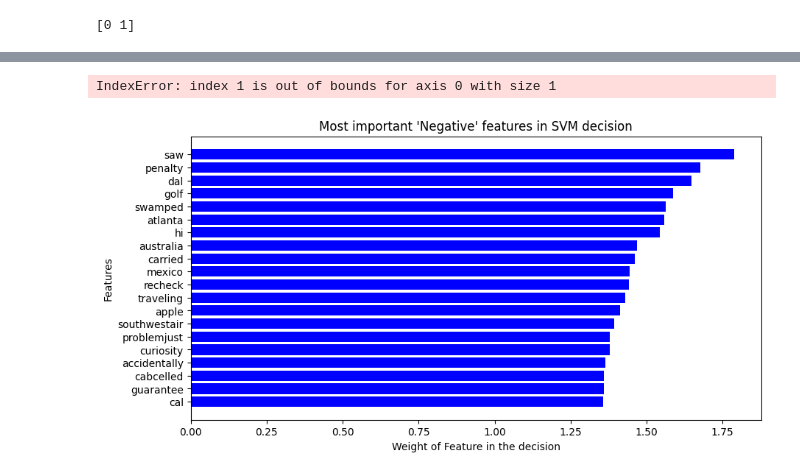
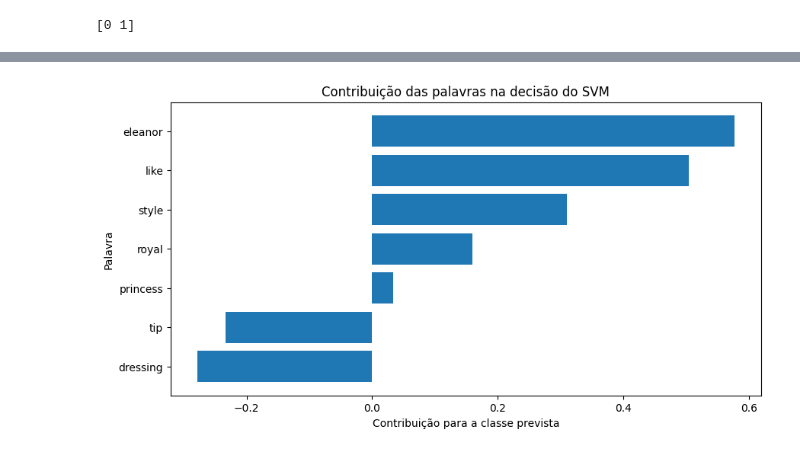
Before and after one commit to LuirysN/SVM-x-LSTM-com-dados-desbalanceados, a Jupyter notebook: dataset fakeNewsNet/svm/1- svm_imbalanced.ipynb, the cells around one changed output, grey strips where cells are left out. Saved outputs shown, nothing was run; the diff lists cells and outputs as text; code cells hidden in the pictures.

Commit message:
rodando os 3 svm com a base FakeNewsNet. Ajustado o attention viz para rodar ok.

```diff
--- a/dataset fakeNewsNet/svm/1- svm_imbalanced.ipynb
+++ b/dataset fakeNewsNet/svm/1- svm_imbalanced.ipynb
@@ -421,24 +440,24 @@ IndexError: index 1 is out of bounds for axis 0 with size 1
-# %%
-# Assumindo que 'pipeline' é o pipeline do SVM
-pesos = pipeline.named_steps['clf'].coef_[1]  # Obter os pesos do SVM
-
-# Obter os nomes das features
-nomes_das_features = pipeline.named_steps['vect'].get_feature_names_out()
-
-# Criar um DataFrame para visualizar os pesos
-importancias_das_features = pd.DataFrame({'Feature': nomes_das_features, 'Weight': pesos})
-importancias_das_features = importancias_das_features.sort_values(by='Weight', ascending=False)
-
-print(importancias_das_features.head(20))  # Exibir as 20 features mais importantes
-# %% [output]
-IndexError: index 1 is out of bounds for axis 0 with size 1
+# %%
+# Vetorizar o texto
+x_texto = vect.transform([sample_text]).toarray()[0]
+
+# Contribuição local (x_i * w_i)
+importancias = pd.DataFrame({
+    'Feature': vect.get_feature_names_out(),
+    'Weight': pesos,
+    'Contribution': x_texto * pesos
+})
+
+# Apenas palavras presentes
+importancias_exemplo = importancias[importancias['Contribution'] != 0] \
+    .sort_values(by='Contribution', ascending=False)
 # %%
-plt.figure(figsize=(10, 5))
-plt.barh(importancias_das_features['Feature'][:20], importancias_das_features['Weight'][:20], color="blue")
-plt.xlabel("Weight of Feature in the decision")
-plt.ylabel("Features")
-plt.title("Most important 'Negative' features in SVM decision")
-plt.gca().invert_yaxis()  # Inverter para mostrar a feature mais importante no topo
+plt.figure(figsize=(10,5))
+plt.barh(importancias_exemplo['Feature'], importancias_exemplo['Contribution'])
+plt.xlabel("Contribuição para a classe prevista")
+plt.ylabel("Palavra")
+plt.title("Contribuição das palavras na decisão do SVM")
+plt.gca().invert_yaxis()
 plt.show()
 # %% [output]
-[figure, old version]
+[figure, new version]
```
Also changed, not shown: parts of 8 cells of this notebook, 2 other files.
